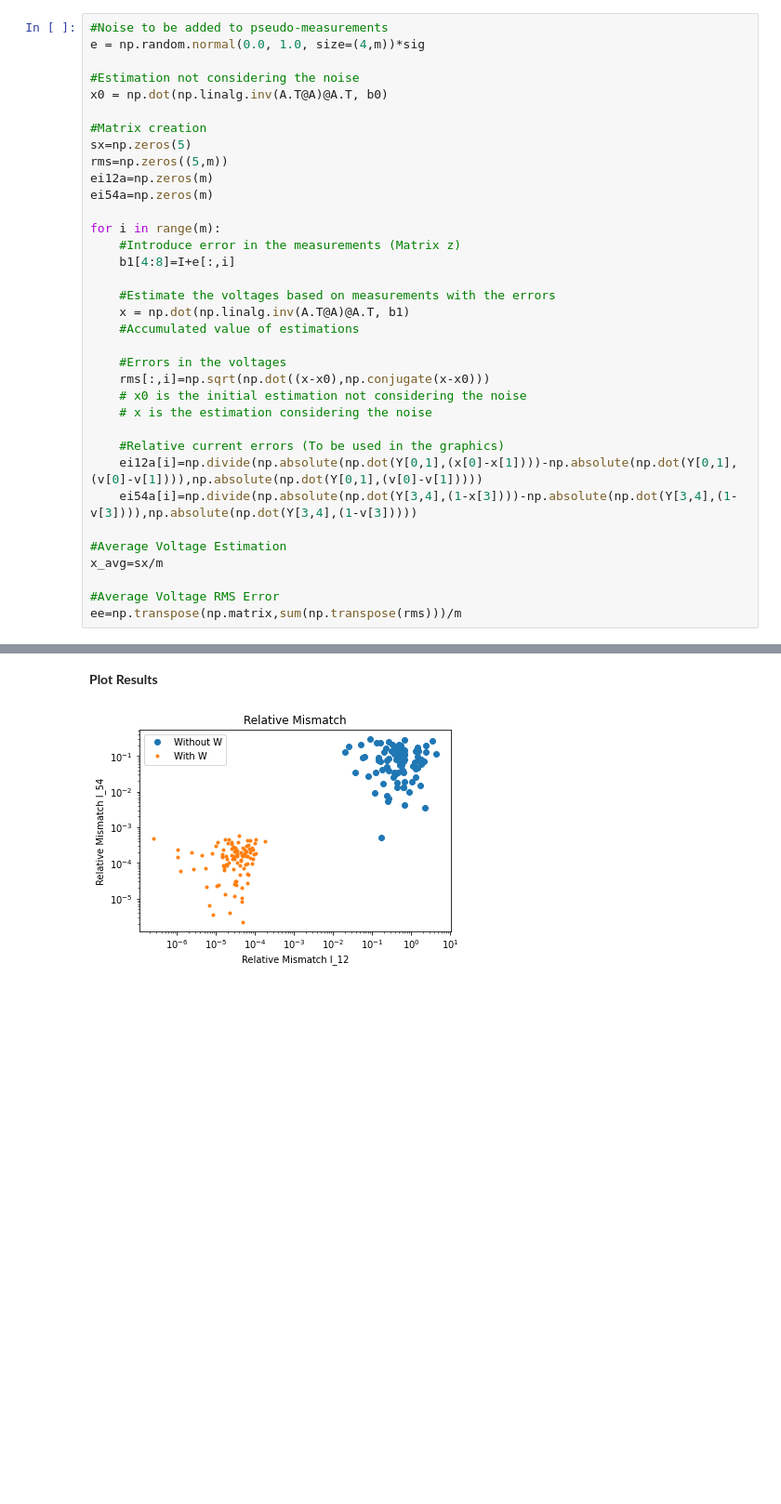
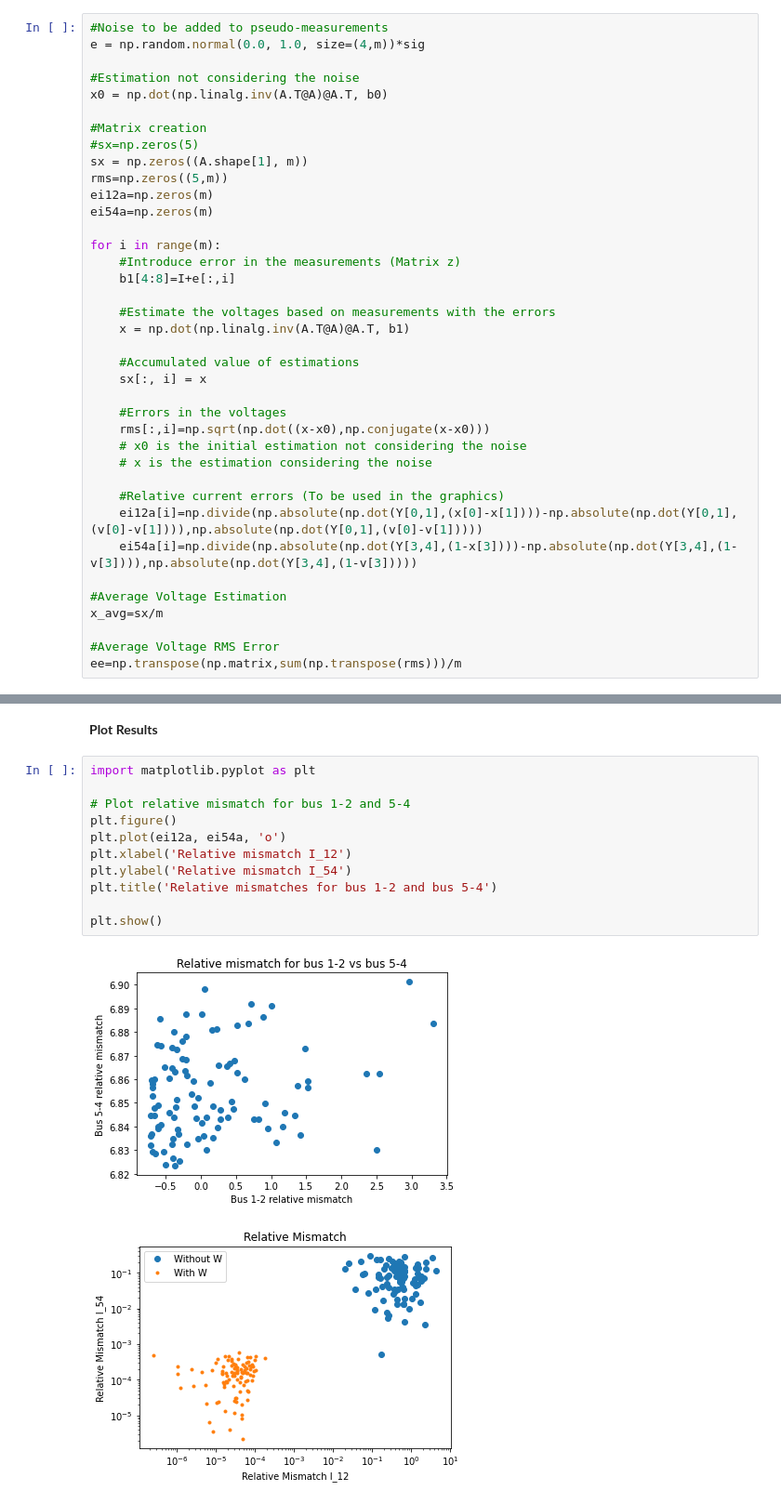
Before and after one commit to leobt23/ADRI, a Jupyter notebook: tpc3/Aula3_Students.ipynb, the cells around one changed output, grey strips where cells are left out. Shown at 93% size. Drawn from its saved outputs; the diff is of its cells as text; blank space fills up the shorter version.

Commit message:
graph is not right

```diff
--- a/tpc3/Aula3_Students.ipynb
+++ b/tpc3/Aula3_Students.ipynb
@@ -229,7 +223,8 @@ e = np.random.normal(0.0, 1.0, size=(4,m))*sig
 x0 = np.dot(np.linalg.inv(A.T@A)@A.T, b0)
 
 #Matrix creation
-sx=np.zeros(5)
+#sx=np.zeros(5)
+sx = np.zeros((A.shape[1], m))
 rms=np.zeros((5,m))
 ei12a=np.zeros(m)
 ei54a=np.zeros(m)
@@ -240,7 +235,9 @@ for i in range(m):
 
     #Estimate the voltages based on measurements with the errors
     x = np.dot(np.linalg.inv(A.T@A)@A.T, b1)
+
     #Accumulated value of estimations
+    sx[:, i] = x
 
     #Errors in the voltages
     rms[:,i]=np.sqrt(np.dot((x-x0),np.conjugate(x-x0)))
@@ -303,5 +300,18 @@ Average Voltage Error:
 # %% [markdown]
 <b>Plot Results
+# %%
+import matplotlib.pyplot as plt
+
+# Plot relative mismatch for bus 1-2 and 5-4
+plt.figure()
+plt.plot(ei12a, ei54a, 'o')
+plt.xlabel('Relative mismatch I_12')
+plt.ylabel('Relative mismatch I_54')
+plt.title('Relative mismatches for bus 1-2 and bus 5-4')
+
+plt.show()
+# %% [output]
+[figure, added]
 # %%
 # %% [output]
 [figure]
```
Also changed, not shown: parts of 2 cells of this notebook.
